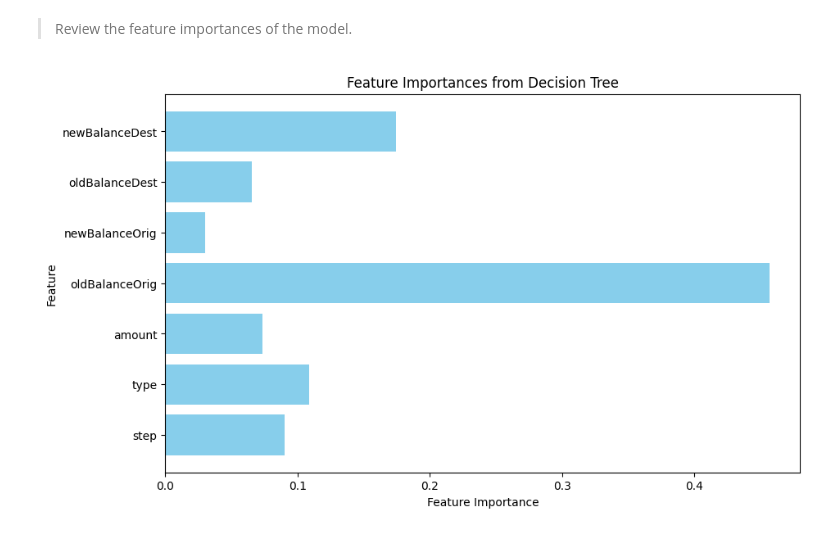
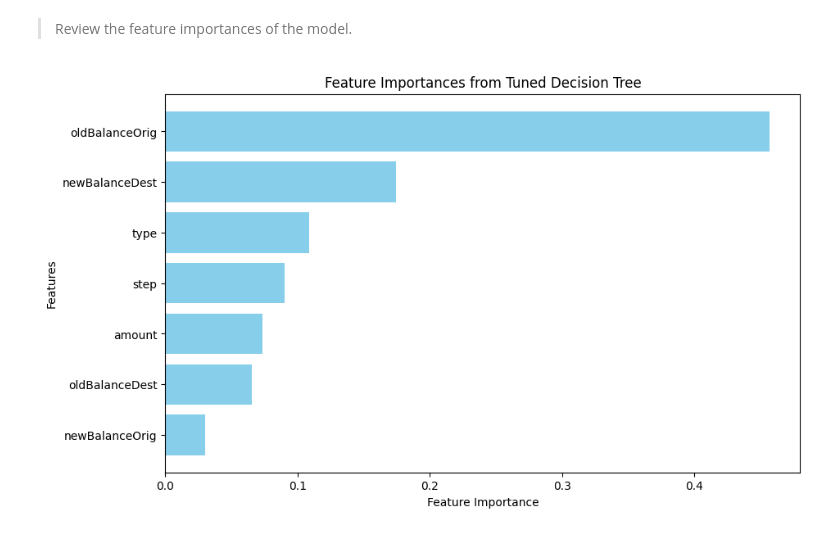
Before and after one commit to V3ness/Data-Science-Fundamentals-Project, a Jupyter notebook: project.ipynb, the cells around one changed output. Cells and saved outputs as stored; diff of their text form; code cells hidden in the pictures.

```diff
--- a/project.ipynb
+++ b/project.ipynb
@@ -1006,16 +1006,19 @@ graph.render("decision_tree_after_tuned")  # This will save the decision tree as
 # %% [markdown]
 > Review the feature importances of the model.
 # %%
+# Reference: https://builtin.com/data-science/feature-importance
+# Plot the feature importances to identify the most influential features in the model
 import matplotlib.pyplot as plt
 
 feature_importances = dt_model_tuned.feature_importances_
+sort = dt_model_tuned.feature_importances_.argsort()
 features = X.columns
 
 plt.figure(figsize=(10, 6))
-plt.barh(features, feature_importances, color='skyblue')
+plt.barh(features[sort], feature_importances[sort], color='skyblue')
 plt.xlabel("Feature Importance")
-plt.ylabel("Feature")
-plt.title("Feature Importances from Decision Tree")
+plt.ylabel("Features")
+plt.title("Feature Importances from Tuned Decision Tree")
 plt.show()
 # %% [output]
-[figure, old version]
+[figure, new version]
```
